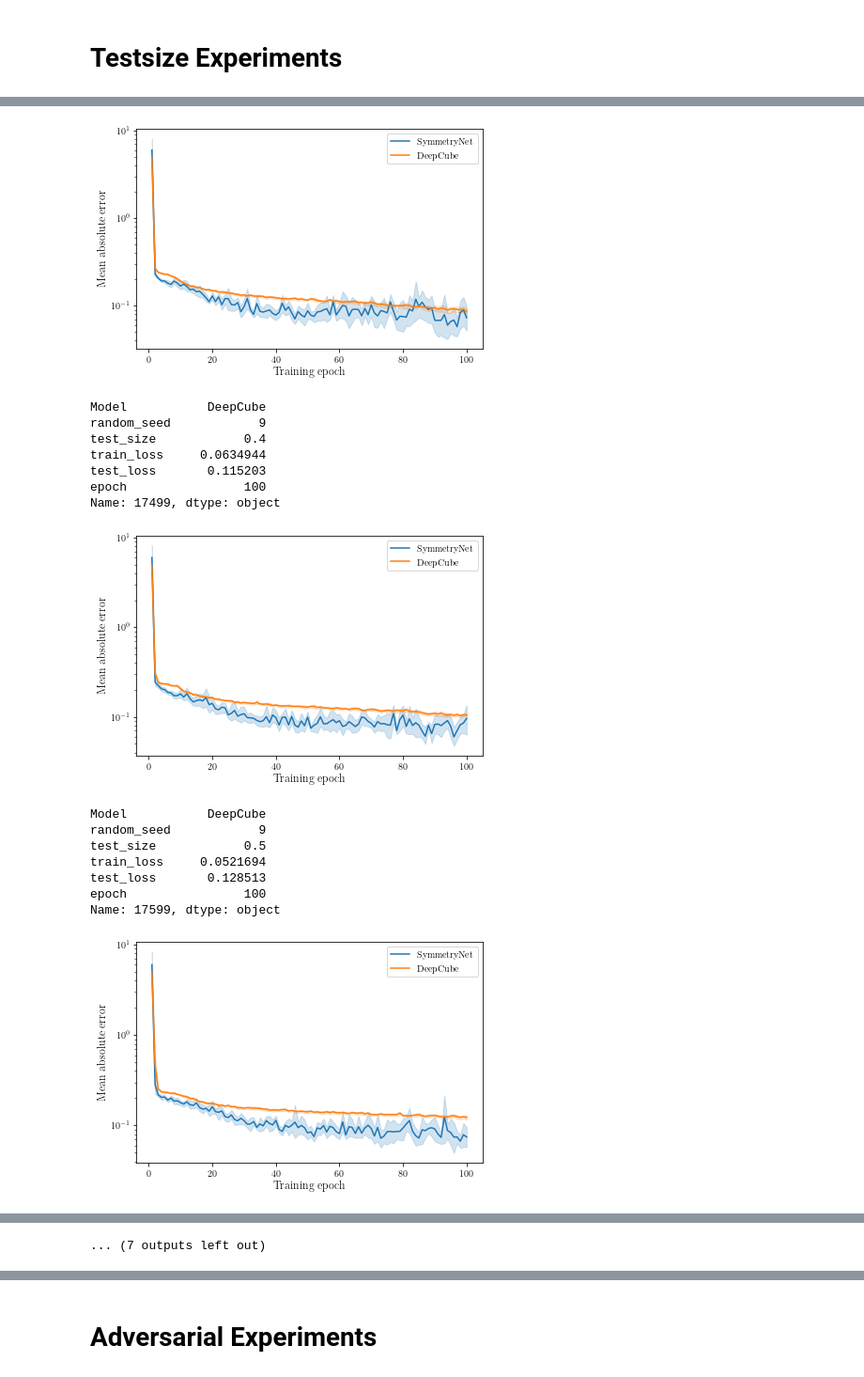
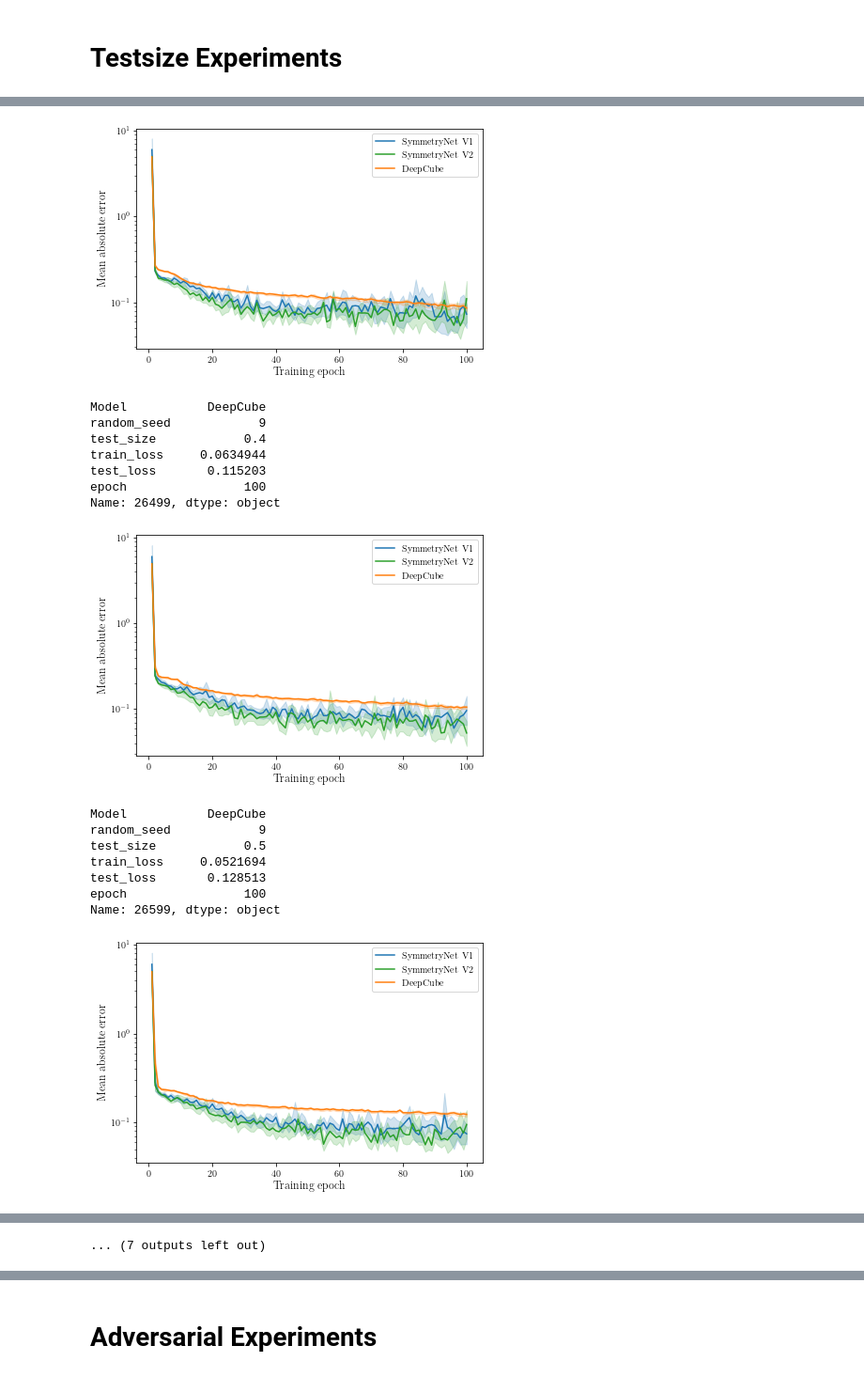
Before and after one commit to martin-krutsky/rubik-dl-symmetries, a Jupyter notebook: analyzeResults.ipynb, the cells around one changed output, grey strips where cells are left out. Shown at 94% size. Saved outputs shown, nothing was run; the diff lists cells and outputs as text; code cells hidden in the pictures.

```diff
--- a/analyzeResults.ipynb
+++ b/analyzeResults.ipynb
@@ -62,6 +62,9 @@ results/kociemba10000\SymEqNet_adv
 results/kociemba100000
 results/kociemba100000\ResNet_adv
 results/kociemba100000\SymEqNet_adv
+# %%
+colors = sns.color_palette()[:len(models)]
+colors = [colors[0], colors[2], colors[1]]
 # %% [markdown]
 # Testsize Experiments
 # %%
@@ -69,7 +72,7 @@ DATASET = '5moves'
 # models = ['SymEqNet_100_500', 'SymEqNet_1000_1000', 'ResNet']
 # models = ['SymEqNet_1000_1000', 'ResNet']
 # models = ['SymEqNet', 'SymEqNet_PNA', 'SymEqNet_Generalized', 'SymEqNet_GATv2', 'ResNet', 'FeedForward']
-models = ['SymEqNet', 'ResNet']
+models = ['SymEqNet', 'GENNet', 'ResNet']
 # %%
 RESULT_FOLDERS = {
     model: f'results/{DATASET}/{model}' for model in models
@@ -147,7 +155,10 @@ for model in models:
             test_loss_ls.append(mean_test_losses_dict[model][ts][rs][epoch])
             epochs.append(epoch+1)
 # %%
-model_label_dict = {'SymEqNet': 'SymmetryNet', 'ResNet': 'DeepCube', 'SymEqNet_adv': 'SymmetryNet', 'ResNet_adv': 'DeepCube'}
+model_label_dict = {
+    'SymEqNet': 'SymmetryNet V1', 'GENNet': 'SymmetryNet V2', 'ResNet': 'DeepCube',
+    'SymEqNet_adv': 'SymmetryNet V1', 'GENNet_adv': 'SymmetryNet V2', 'ResNet_adv': 'DeepCube'
+}
 # %%
 df = pd.DataFrame({'Model': list(map(lambda x: model_label_dict[x], model_ls)), 'random_seed': random_seed_ls, 'test_size': test_size_ls, 'train_loss': train_loss_ls, 'test_loss': test_loss_ls, 'epoch': epochs})
 print(df[['random_seed', 'train_loss']].groupby('random_seed').last())
@@ -178,7 +189,7 @@ for test_size in test_sizes:
     df_test_size = df[(df['test_size'] == test_size)] # & (df['epoch'] % 10 == 0)]
     display(df_test_size.head())
     print(len(df_test_size.index))
-    sns.lineplot(data=df_test_size, x="epoch", y="train_loss", hue="Model")
+    sns.lineplot(data=df_test_size, x="epoch", y="train_loss", hue="Model", palette=colors)
 #     plt.title(f'Convergence of MAE on train set, 10 random seeds, test size {test_size:0.1f}', fontsize=14)
     plt.title('')
     plt.yscale('log')
@@ -229,7 +240,7 @@ for test_size in test_sizes:
 for test_size in test_sizes:
     df_test_size = df[(df['test_size'] == test_size)]  # & (df['epoch'] % 10 == 0)]
     print(df_test_size.iloc[-1])
-    sns.lineplot(data=df_test_size, x="epoch", y="test_loss", hue="Model")
+    sns.lineplot(data=df_test_size, x="epoch", y="test_loss", hue="Model", palette=colors)
 #     plt.title(f'Convergence of MAE on test set, 10 random seeds, test size {test_size:0.1f}', fontsize=14)
     plt.title('')
     plt.yscale('log')
@@ -269,20 +280,20 @@ Name: 17399, dtype: object
-[figure, old version]
+[figure, new version]
 Model           DeepCube
 random_seed            9
 test_size            0.4
 train_loss     0.0634944
 test_loss       0.115203
 epoch                100
-Name: 17499, dtype: object
+Name: 26499, dtype: object
-[figure, old version]
+[figure, new version]
 Model           DeepCube
 random_seed            9
 test_size            0.5
 train_loss     0.0521694
 test_loss       0.128513
 epoch                100
-Name: 17599, dtype: object
+Name: 26599, dtype: object
-[figure, old version]
+[figure, new version]
 Model           DeepCube
 random_seed            9
 test_size            0.6
```
Also changed, not shown: parts of 84 cells of this notebook, 13 other files.
